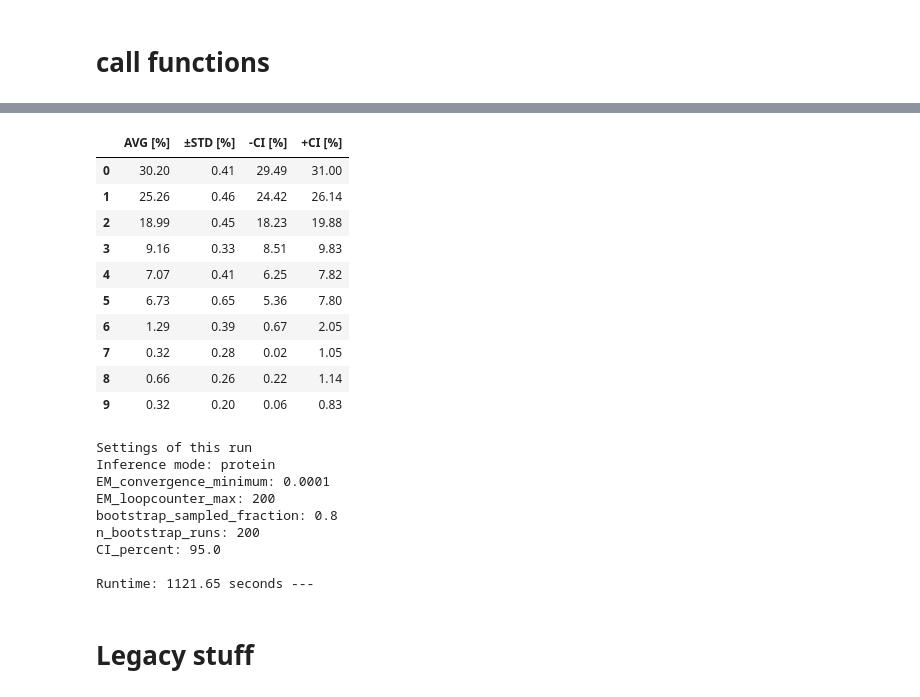
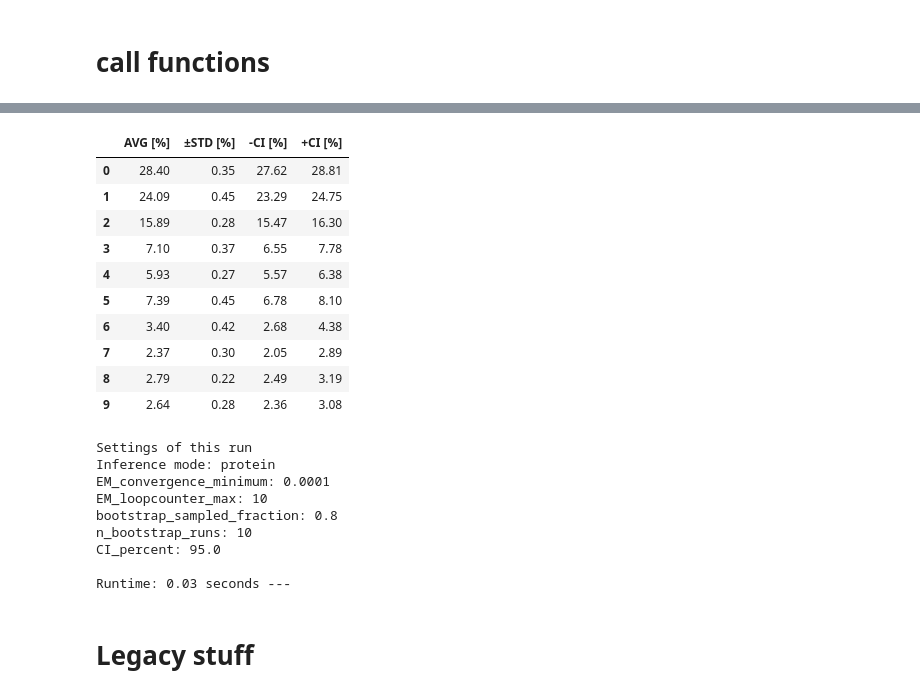
Before and after one commit to SophiaBailingZhou/pept-prot-infer, a Jupyter notebook: pept-prot-infer.ipynb, the cells around one changed output, grey strips where cells are left out. Saved outputs shown, nothing was run; the diff lists cells and outputs as text; code cells hidden in the pictures.

```diff
--- a/pept-prot-infer.ipynb
+++ b/pept-prot-infer.ipynb
@@ -375,8 +378,10 @@ Runtime: 1121.11 seconds ---
 # %%
 inference_mode = "protein"
 
-dyeseq_in_prot_match_count = np.genfromtxt("110 pept 10 prot set/dyeseq_in_prot_match_count.csv", delimiter=',') # To calculate this the target proteome needs to be virtually digested and labelled (i.e. turned into dye sequences). Next, the reads' dye sequences are matched against this, and the number of matches per protein is counted. I did not write any code to solve this particular problem, but it seems like it should be fairly easy
-p_xi_given_zj = np.genfromtxt("110 pept 10 prot set/p_xi_given_zj prot_infer input.csv", delimiter=',') # The likelihood for any dye seq Xi given a protein Zj is equal to the number of matches of that dye seq in a particular protein, divided by the sum of all dye seq matches of that protein. I did not write any code to solve this problem either
+dyeseq_in_prot_match_count = np.genfromtxt("110 pept 10 prot set/2_dyeseq_in_prot_match_count.csv", delimiter=',') # To calculate this the target proteome needs to be virtually digested and labelled (i.e. turned into dye sequences). Next, the reads' dye sequences are matched against this, and the number of matches per protein is counted. I did not write any code to solve this particular problem, but it seems like it should be fairly easy
+p_xi_given_zj = np.genfromtxt("110 pept 10 prot set/2_p_xi_given_zj_prot_infer_input.csv", delimiter=',') # The likelihood for any dye seq Xi given a protein Zj is equal to the number of matches of that dye seq in a particular protein, divided by the sum of all dye seq matches of that protein. I did not write any code to solve this problem either
 
+start_time = time.time() # to start measuring runtime
 bootstrap_EM()
+output()
 # %% [output]
@@ -400,26 +408,23 @@ Bootstrap run #199. EM loops: 42
+|  | AVG [%] | ±STD [%] | -CI [%] | +CI [%] |
+| 0 | 28.40 | 0.35 | 27.62 | 28.81 |
+| 1 | 24.09 | 0.45 | 23.29 | 24.75 |
+| 2 | 15.89 | 0.28 | 15.47 | 16.30 |
+| 3 | 7.10 | 0.37 | 6.55 | 7.78 |
+| 4 | 5.93 | 0.27 | 5.57 | 6.38 |
+| 5 | 7.39 | 0.45 | 6.78 | 8.10 |
+| 6 | 3.40 | 0.42 | 2.68 | 4.38 |
+| 7 | 2.37 | 0.30 | 2.05 | 2.89 |
+| 8 | 2.79 | 0.22 | 2.49 | 3.19 |
+| 9 | 2.64 | 0.28 | 2.36 | 3.08 |
+Settings of this run
+Inference mode: protein
+EM_convergence_minimum: 0.0001
+EM_loopcounter_max: 10
+bootstrap_sampled_fraction: 0.8
+n_bootstrap_runs: 10
+CI_percent: 95.0
+
+Runtime: 0.03 seconds ---
-# %%
-output()
-# %% [output]
-|  | AVG [%] | ±STD [%] | -CI [%] | +CI [%] |
-| 0 | 30.20 | 0.41 | 29.49 | 31.00 |
-| 1 | 25.26 | 0.46 | 24.42 | 26.14 |
-| 2 | 18.99 | 0.45 | 18.23 | 19.88 |
-| 3 | 9.16 | 0.33 | 8.51 | 9.83 |
-| 4 | 7.07 | 0.41 | 6.25 | 7.82 |
-| 5 | 6.73 | 0.65 | 5.36 | 7.80 |
-| 6 | 1.29 | 0.39 | 0.67 | 2.05 |
-| 7 | 0.32 | 0.28 | 0.02 | 1.05 |
-| 8 | 0.66 | 0.26 | 0.22 | 1.14 |
-| 9 | 0.32 | 0.20 | 0.06 | 0.83 |
-Settings of this run
-Inference mode: protein
-EM_convergence_minimum: 0.0001
-EM_loopcounter_max: 200
-bootstrap_sampled_fraction: 0.8
-n_bootstrap_runs: 200
-CI_percent: 95.0
-
-Runtime: 1121.65 seconds ---
 # %% [markdown]
 # Legacy stuff
 # %% [markdown]
```
Also changed, not shown: parts of 3 cells of this notebook, 37 other files.
